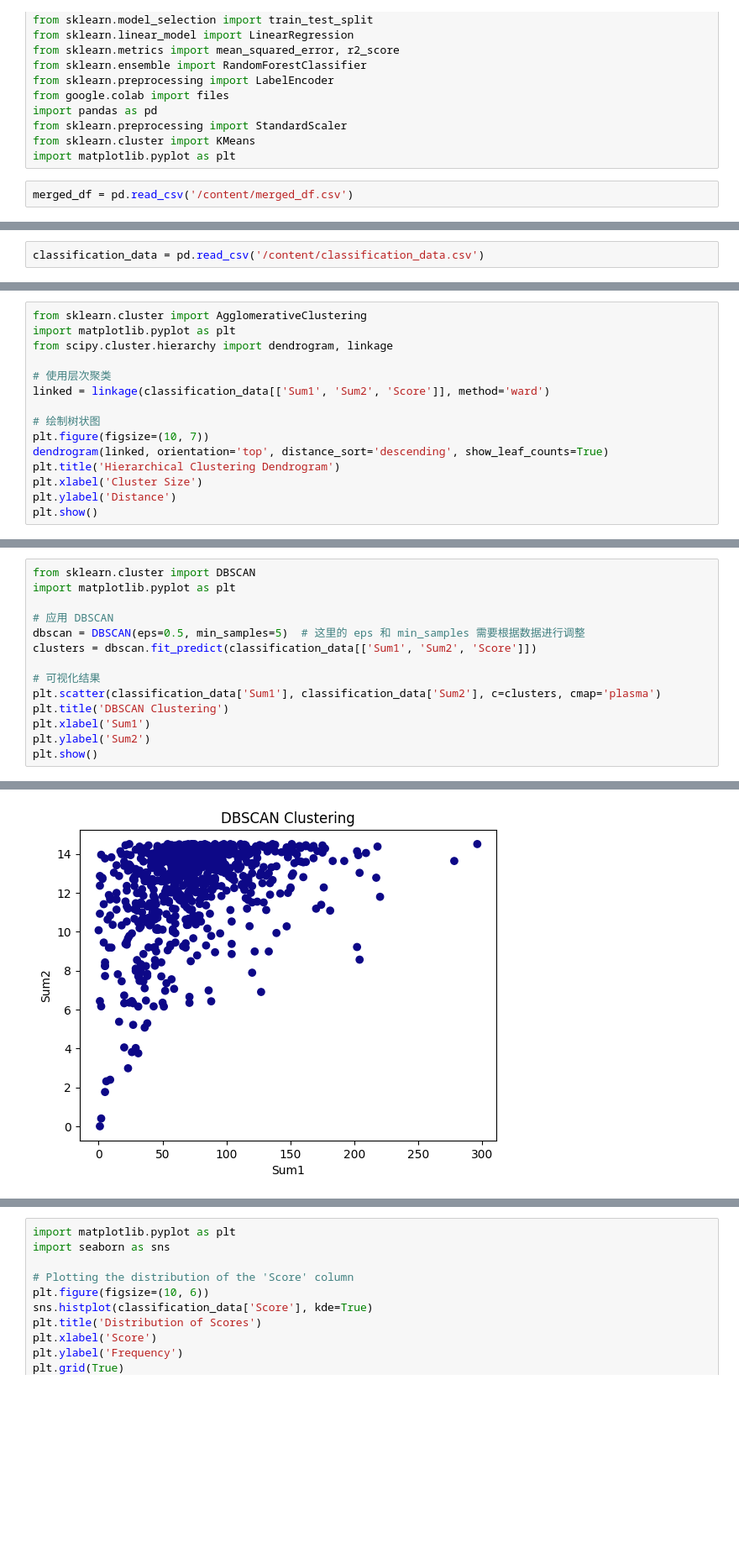
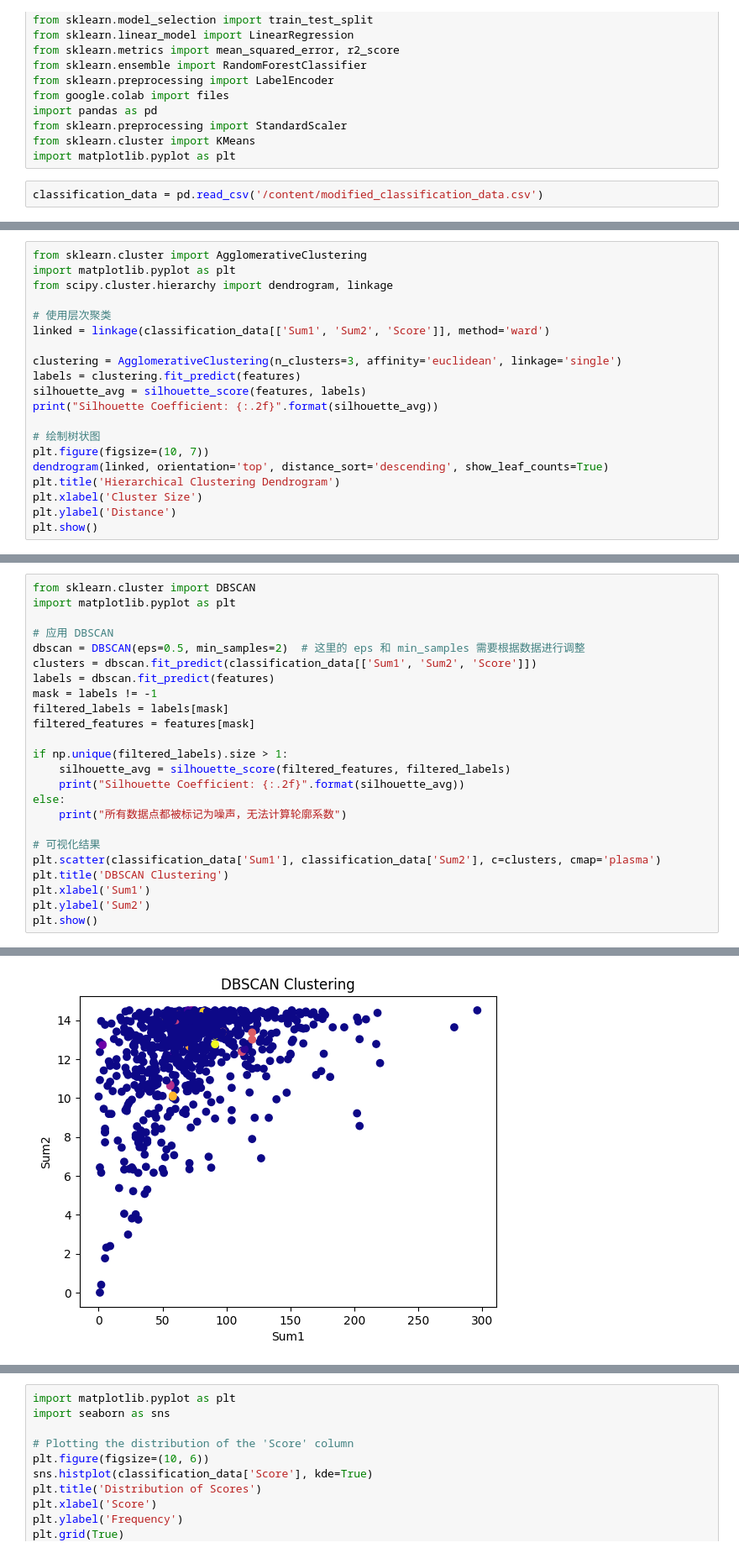
Before and after one commit to thomasabrina/ML_analyze_student_activities, a Jupyter notebook: Src/MLclassification.ipynb, the cells around one changed output, grey strips where cells are left out. Shown at 84% size. Saved outputs shown, nothing was run; the diff lists cells and outputs as text; blank space fills up the shorter version.

Commit message:
classification

```diff
--- a/Src/MLclassification.ipynb
+++ b/Src/MLclassification.ipynb
@@ -13,4 +13,4 @@ from sklearn.preprocessing import StandardScaler
 from sklearn.cluster import KMeans
 import matplotlib.pyplot as plt
 # %%
-merged_df = pd.read_csv('/content/merged_df.csv')
+classification_data = pd.read_csv('/content/modified_classification_data.csv')
@@ -27,5 +17,3 @@ merged_df.to_csv('classification_data.csv', index=False)
-# %%
-classification_data = pd.read_csv('/content/classification_data.csv')
 # %%
 # 使用肘部方法寻找最佳 K 值
 inertia = []
@@ -90,6 +87,11 @@ from scipy.cluster.hierarchy import dendrogram, linkage
 # 使用层次聚类
 linked = linkage(classification_data[['Sum1', 'Sum2', 'Score']], method='ward')
 
+clustering = AgglomerativeClustering(n_clusters=3, affinity='euclidean', linkage='single')
+labels = clustering.fit_predict(features)
+silhouette_avg = silhouette_score(features, labels)
+print("Silhouette Coefficient: {:.2f}".format(silhouette_avg))
+
 # 绘制树状图
 plt.figure(figsize=(10, 7))
 dendrogram(linked, orientation='top', distance_sort='descending', show_leaf_counts=True)
@@ -104,8 +107,18 @@ from sklearn.cluster import DBSCAN
 import matplotlib.pyplot as plt
 
 # 应用 DBSCAN
-dbscan = DBSCAN(eps=0.5, min_samples=5)  # 这里的 eps 和 min_samples 需要根据数据进行调整
+dbscan = DBSCAN(eps=0.5, min_samples=2)  # 这里的 eps 和 min_samples 需要根据数据进行调整
 clusters = dbscan.fit_predict(classification_data[['Sum1', 'Sum2', 'Score']])
+labels = dbscan.fit_predict(features)
+mask = labels != -1
+filtered_labels = labels[mask]
+filtered_features = features[mask]
+
+if np.unique(filtered_labels).size > 1:
+    silhouette_avg = silhouette_score(filtered_features, filtered_labels)
+    print("Silhouette Coefficient: {:.2f}".format(silhouette_avg))
+else:
+    print("所有数据点都被标记为噪声，无法计算轮廓系数")
 
 # 可视化结果
 plt.scatter(classification_data['Sum1'], classification_data['Sum2'], c=clusters, cmap='plasma')
@@ -117,4 +131,4 @@ plt.show()
-[figure, old version]
+[figure, new version]
 # %%
 from sklearn.cluster import DBSCAN
 from mpl_toolkits.mplot3d import Axes3D
```
Also changed, not shown: parts of 5 cells of this notebook.
